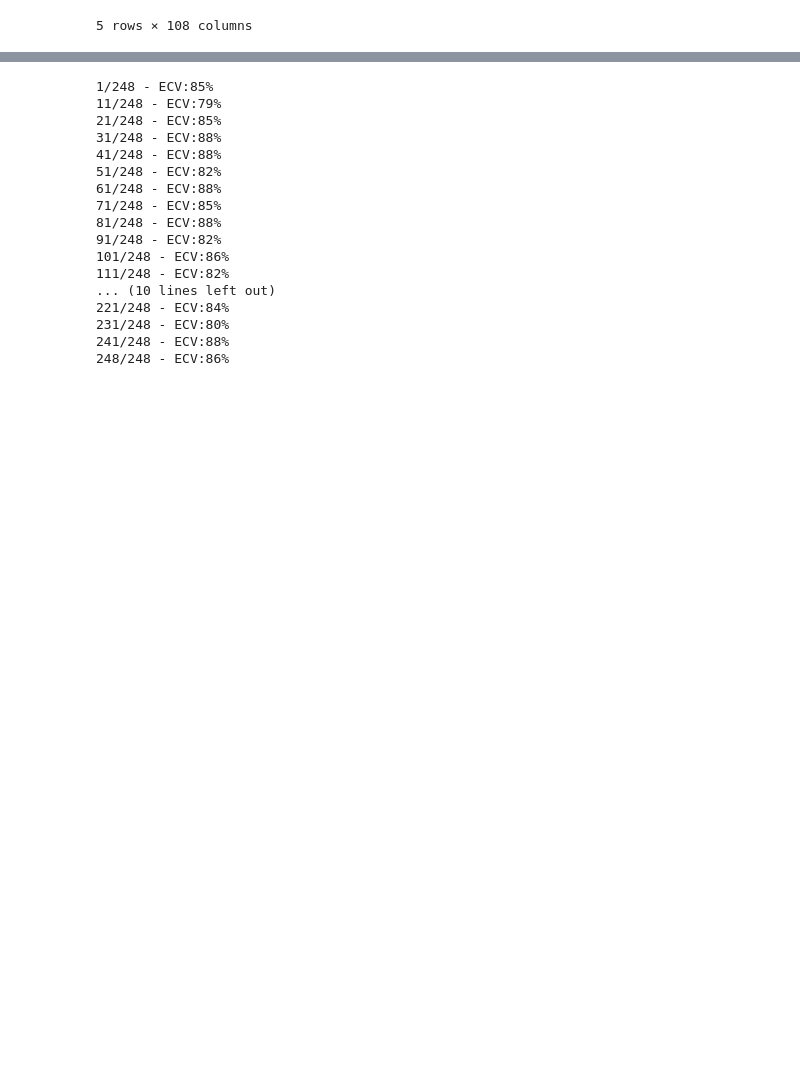
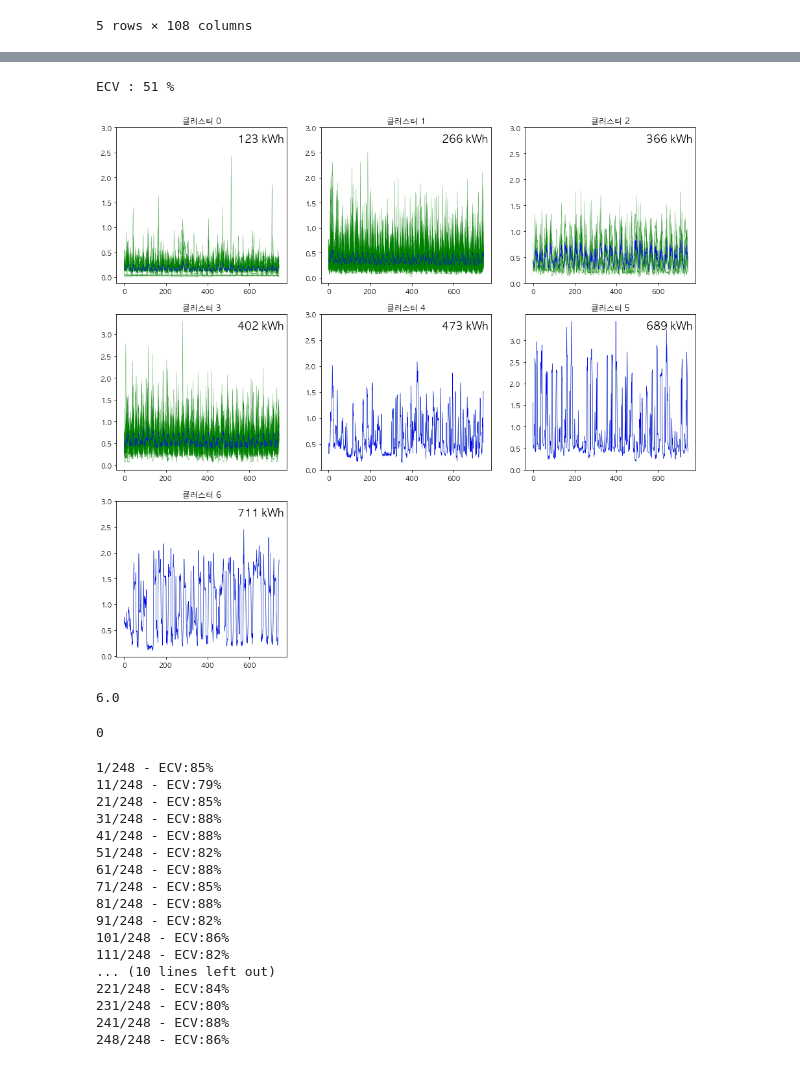
Before and after one commit to formegusto/distribution-public-fee, a Jupyter notebook: pt5.compare.ipynb, the cells around one changed output, grey strips where cells are left out. Saved outputs shown, nothing was run; the diff lists cells and outputs as text; code cells hidden in the pictures; blank space fills up the shorter version.

```diff
--- a/pt5.compare.ipynb
+++ b/pt5.compare.ipynb
@@ -69,3 +227,22 @@ m_60_1.head()
+# %%
+sf = SavingFeedback(xlsx, _type="kmeans")
+# tdsf = SavingFeedback(xlsx, _type="tdkmeans")
+
+sf.select_month(1)
+sf.kmeans_run()
+sf.kmeans.draw_plot()
+# %% [output]
+ECV : 51 %
+[figure, added]
+# %%
+outlier_chk_sf.max()
+# %% [output]
+6.0
+# %%
+chk_out = tdsf.group['label'].value_counts()
+chk_out[chk_out == 1].size
+# %% [output]
+0
 # %%
 from src import SavingFeedback
 import random as ran
```
Also changed, not shown: parts of 12 cells of this notebook, 3 other files.
